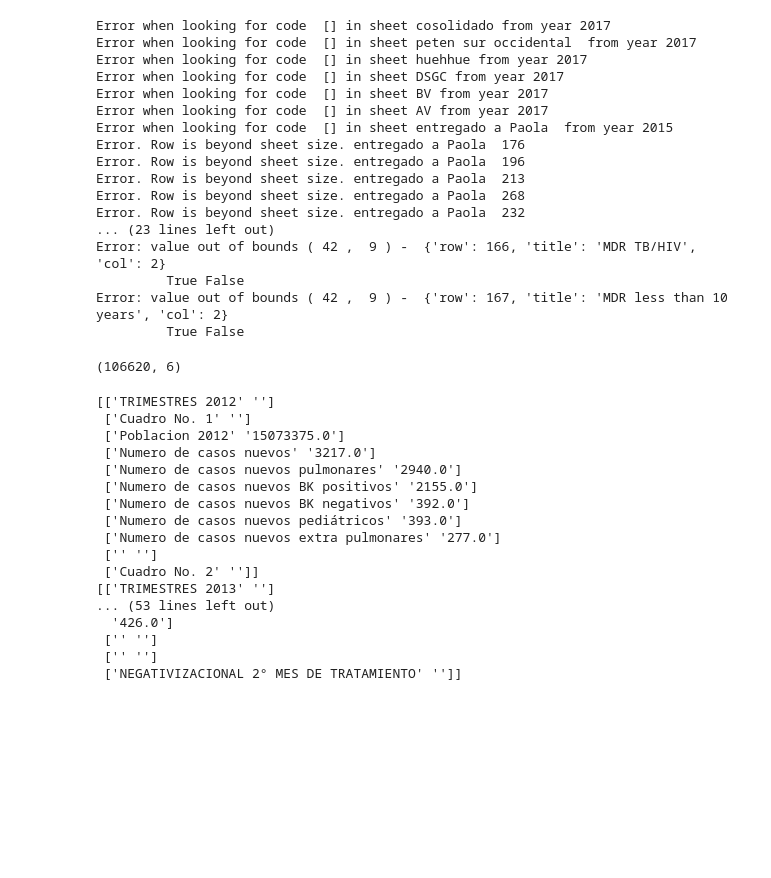
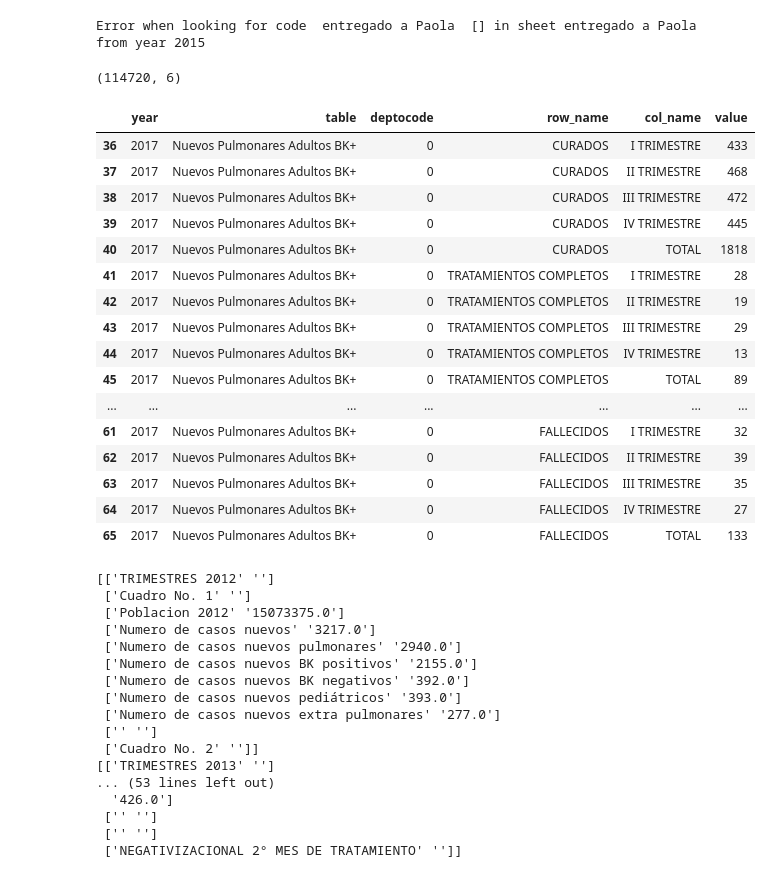
Before and after one commit to Guitlle/gf, a Jupyter notebook: outcome_measurement/tuberculosis/gtm/Guatemala - TB treatment cohorts data preprocessing.ipynb, the cells around one changed output. Cells and saved outputs as stored; diff of their text form; code cells hidden in the pictures; blank space fills up the shorter version.

```diff
--- a/outcome_measurement/tuberculosis/gtm/Guatemala - TB treatment cohorts data preprocessing.ipynb
+++ b/outcome_measurement/tuberculosis/gtm/Guatemala - TB treatment cohorts data preprocessing.ipynb
@@ -36,32 +36,33 @@ cohortes = {
 }
 # %%
 UglyDAS2DeptoCode = [
-    (0, ['CONSOLIDADO',]),
+    (0, ['CONSOLIDADO', 'COSOLIDADO']),
     (9, ['XELA', 'QUETZALTENANGO']),
     (1, ['GUATE NOR OCC', 'GUATE SUR', 'GUATE SU', 'GUATEM SUR', 'GUATE NOR ORI',
-        'GUATE NOR OR', 'GUATE NOR OC', 'GUATE NOR ORIENTE', 'DAGC', 'DASGC',
+        'GUATE NOR OR', 'GUATE NOR OC', 'GUATE NOR ORIENTE', 'DAGC', 'DASGC', 'DSGC',
         'GUATEMALA SUR',
         'HOSPITAL SAN VICENTE',
         'GUATEMALA CENTRAL', 'GUATEMALA NOR OCCIDENTE', 'GUATEMALA NOR ORIENTE']),
     (7, ['SOLOLA', 'SOLOL', 'SOLOLÁ']),
     (21, ['JALAPA', 'JALAP']),
     (5, ['ESCUINTLA', 'ESCUINTL']),
-    (16, ['ALT VERAPAZ', 'ALTA VERAPAZ', 'ALTA VERAPA', 'ALTA VERAP']),
+    (16, ['ALT VERAPAZ', 'ALTA VERAPAZ', 'ALTA VERAPA', 'ALTA VERAP', 'AV']),
     (8, ['TOTO', 'TOTONICAPAN']),
-    (13, ['HUEHUE', 'HUEHUETENANGO', 'HUEHUETE']),
+    (13, ['HUEHUE', 'HUEHUETENANGO', 'HUEHUETE', 'HUEHHUE']),
     (6, ['SAN ROSA', 'SANTA ROSA', 'ROSA']),
     (12, ['SAN MARCOS', 'SAN MARC', 'SN MARCOS']),
     (3, ['SACATEPEQU', 'SACATEPEQUEZ', "SACATEP"]),
     (2, ['PROGRESO', 'EL PROGRESO']),
     (17, ['PET NORTE', 'PETEN NOR', 'PET SUR ORIENTAL', 'PET SUR OR','PET SUR OCC',
          'PETEN SUR OCCID', 'PETEN SUR OCC', 'PETEN NORTE', 'PETE SUR ORIENTE',
-         'PETEN SUR OR', 'PETÉN SUR OCCIDENTE', 'PETEN NORTE', 'PETEN SUR ORIENTE']),
+         'PETEN SUR OR', 'PETÉN SUR OCCIDENTE', 'PETEN NORTE', 'PETEN SUR ORIENTE',
+         'PETEN SUR OCCIDENTAL']),
     (22, ['JUTIAPA', 'JUTIAP']),
     (14, ['QUICHE', 'IXIL','IXCAN', 'QUICHÉ', 'IXI']),
     (20, ['CHIQUIMULA', 'CHIQUI', 'CHIQUIMULS', 'CHIGUIMULA']),
     (19, ['ZACAPA', 'ZACAP']),
     (4, ['CHIMALTENANGO', 'CHIMALTENAGO']),
-    (15, ['BAJA VERAP', 'BAJA VERAPA', 'BAJA VER', 'BAJA VERAPAZ']),
+    (15, ['BAJA VERAP', 'BAJA VERAPA', 'BAJA VER', 'BV', 'BAJA VERAPAZ']),
     (18, ['IZABAL',]),
     (10, ['SUCHITEPEQUEZ', 'SUCHI']),
     (11, ['REU', 'REHU', 'RETALHULEU'])
@@ -76,18 +77,19 @@ MERGED = -1
 MERGER = -2
 
 # Helper functions
-
 def extract_table_A(sheet, row_i, extra_cols = [], col_row_offset = 2, row_jump = 2, col_n = False,
-                    col_offset_pre = 2, width = 8):
+                    col_offset_pre = 2, width = 8, col_start = 0):
     """
         Parses a table with percentage rows, which are ignored.
         There will be many parsers because the tables are a mess
     """
     data = []
-    col_offset = 0
-    while sheet.cell_type(5, col_offset) == EMPTY:
+    col_offset = col_start
+    while sheet.cell_type(row_i, col_offset) == EMPTY:
         #print("Found col offset at ", sheet.name, row_i, col_offset)
         col_offset += 1
+        if sheet.ncols < col_offset+1:
+            return []
 
     if width is None:
         width = 0
@@ -122,11 +124,12 @@ def process_table_A(cohortes, descriptor):
             code = code_search[0][0]
         else:
             code = np.NAN
-            print("Error when looking for code ", code_search, "in sheet",
+            print("Error when looking for code ",sheet.name, code_search, "in sheet",
                   sheet.name, "from year", descriptor["year"])
+            continue
         for table in descriptor["tables"]:
             data.extend(extract_table_A(sheet, table["row"], [descriptor["year"], table["title"], code],
-                                        table["col"] if "col" in table else 2))
+                                         col_start = (table["col"]) if "col" in table else 0))
         if "values" in descriptor:
             col_offset = 0
             while sheet.cell_type(5, col_offset) == EMPTY:
@@ -146,11 +149,17 @@ tablas_bk = [
     {
         "year": 2017,
         "tables": [  # TODO TODO
-            { "title": "Nuevos Pulmonares BK+", "row": 205
+            { "title": "Nuevos Pulmonares Bact Conf", "row": 205
             },
-            { "title": "Nuevos Pulmonares Genexpert", "row": 225
+            { "title": "Nuevos Pulmonares Adultos BK+", "row": 205, "col": 8
             },
-            { "title": "Nuevos Pulmonares pediatricos BK+", "row": 244
+            { "title": "Nuevos Pulmonares Adultos Genexpert", "row": 225
+            },
+            { "title": "Nuevos Pulmonares Adultos Cultivo", "row": 225, "col": 8
+            },
+            { "title": "Nuevos Pulmonares pediatricos Bact Conf", "row": 244
+            },
+            { "title": "Nuevos Pulmonares pediatricos BK+", "row": 244, "col": 8
             },
             { "title": "Nuevos Pulmonares BK-", "row": 321
             },
@@ -507,23 +516,7 @@ data = []
 for descriptor in tablas_bk:
     data.extend( process_table_A(cohortes, descriptor) )
 # %% [output]
-Error when looking for code  [] in sheet cosolidado from year 2017
-Error when looking for code  [] in sheet peten sur occidental  from year 2017
-Error when looking for code  [] in sheet huehhue from year 2017
-Error when looking for code  [] in sheet DSGC from year 2017
-Error when looking for code  [] in sheet BV from year 2017
-Error when looking for code  [] in sheet AV from year 2017
-Error when looking for code  [] in sheet entregado a Paola  from year 2015
-Error. Row is beyond sheet size. entregado a Paola  176
-Error. Row is beyond sheet size. entregado a Paola  196
-Error. Row is beyond sheet size. entregado a Paola  213
-Error. Row is beyond sheet size. entregado a Paola  268
-Error. Row is beyond sheet size. entregado a Paola  232
-... (23 lines left out)
-Error: value out of bounds ( 42 ,  9 ) -  {'row': 166, 'title': 'MDR TB/HIV', 'col': 2}
-         True False
-Error: value out of bounds ( 42 ,  9 ) -  {'row': 167, 'title': 'MDR less than 10 years', 'col': 2}
-         True False
+Error when looking for code  entregado a Paola  [] in sheet entregado a Paola  from year 2015
 # %%
 datadf = pd.DataFrame(data, columns = ["year", "table", "deptocode", "row_name", "col_name", "value"])
 # %%
@@ -531,7 +524,28 @@ datadf = pd.DataFrame(data, columns = ["year", "table", "deptocode", "row_name",
 # (102420, 6)
 datadf.shape
 # %% [output]
-(106620, 6)
+(114720, 6)
+# %%
+# PRUEBAS
+datadf[ (datadf.year == 2017) & (datadf.deptocode == 0) & (datadf.table == "Nuevos Pulmonares Adultos BK+") ] # .head(100).tail(50)
+# %% [output]
+|  | year | table | deptocode | row_name | col_name | value |
+| 36 | 2017 | Nuevos Pulmonares Adultos BK+ | 0 | CURADOS | I TRIMESTRE | 433 |
+| 37 | 2017 | Nuevos Pulmonares Adultos BK+ | 0 | CURADOS | II TRIMESTRE | 468 |
+| 38 | 2017 | Nuevos Pulmonares Adultos BK+ | 0 | CURADOS | III TRIMESTRE | 472 |
+| 39 | 2017 | Nuevos Pulmonares Adultos BK+ | 0 | CURADOS | IV TRIMESTRE | 445 |
+| 40 | 2017 | Nuevos Pulmonares Adultos BK+ | 0 | CURADOS | TOTAL | 1818 |
+| 41 | 2017 | Nuevos Pulmonares Adultos BK+ | 0 | TRATAMIENTOS COMPLETOS | I TRIMESTRE | 28 |
+| 42 | 2017 | Nuevos Pulmonares Adultos BK+ | 0 | TRATAMIENTOS COMPLETOS | II TRIMESTRE | 19 |
+| 43 | 2017 | Nuevos Pulmonares Adultos BK+ | 0 | TRATAMIENTOS COMPLETOS | III TRIMESTRE | 29 |
+| 44 | 2017 | Nuevos Pulmonares Adultos BK+ | 0 | TRATAMIENTOS COMPLETOS | IV TRIMESTRE | 13 |
+| 45 | 2017 | Nuevos Pulmonares Adultos BK+ | 0 | TRATAMIENTOS COMPLETOS | TOTAL | 89 |
+| ... | ... | ... | ... | ... | ... | ... |
+| 61 | 2017 | Nuevos Pulmonares Adultos BK+ | 0 | FALLECIDOS | I TRIMESTRE | 32 |
+| 62 | 2017 | Nuevos Pulmonares Adultos BK+ | 0 | FALLECIDOS | II TRIMESTRE | 39 |
+| 63 | 2017 | Nuevos Pulmonares Adultos BK+ | 0 | FALLECIDOS | III TRIMESTRE | 35 |
+| 64 | 2017 | Nuevos Pulmonares Adultos BK+ | 0 | FALLECIDOS | IV TRIMESTRE | 27 |
+| 65 | 2017 | Nuevos Pulmonares Adultos BK+ | 0 | FALLECIDOS | TOTAL | 133 |
 # %%
 datadf["row_name"] = datadf.row_name.map(lambda x: \
          "ABANDONO/PERDIDA_SEGM" if x in ["ABANDONOS", "PERIDA EN EL SEGUIMIENTO", "PERIDA EN EL SEGUMIENTO"]\
```
